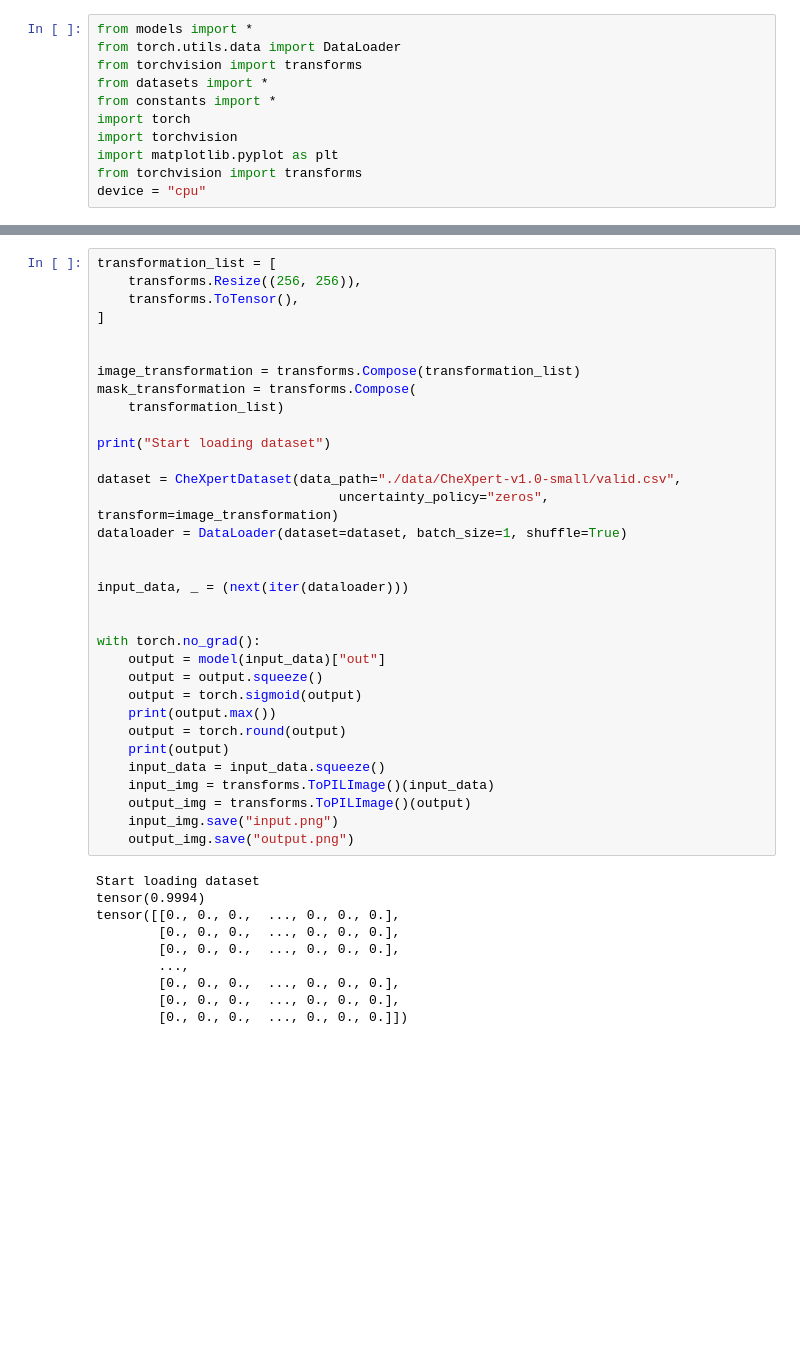
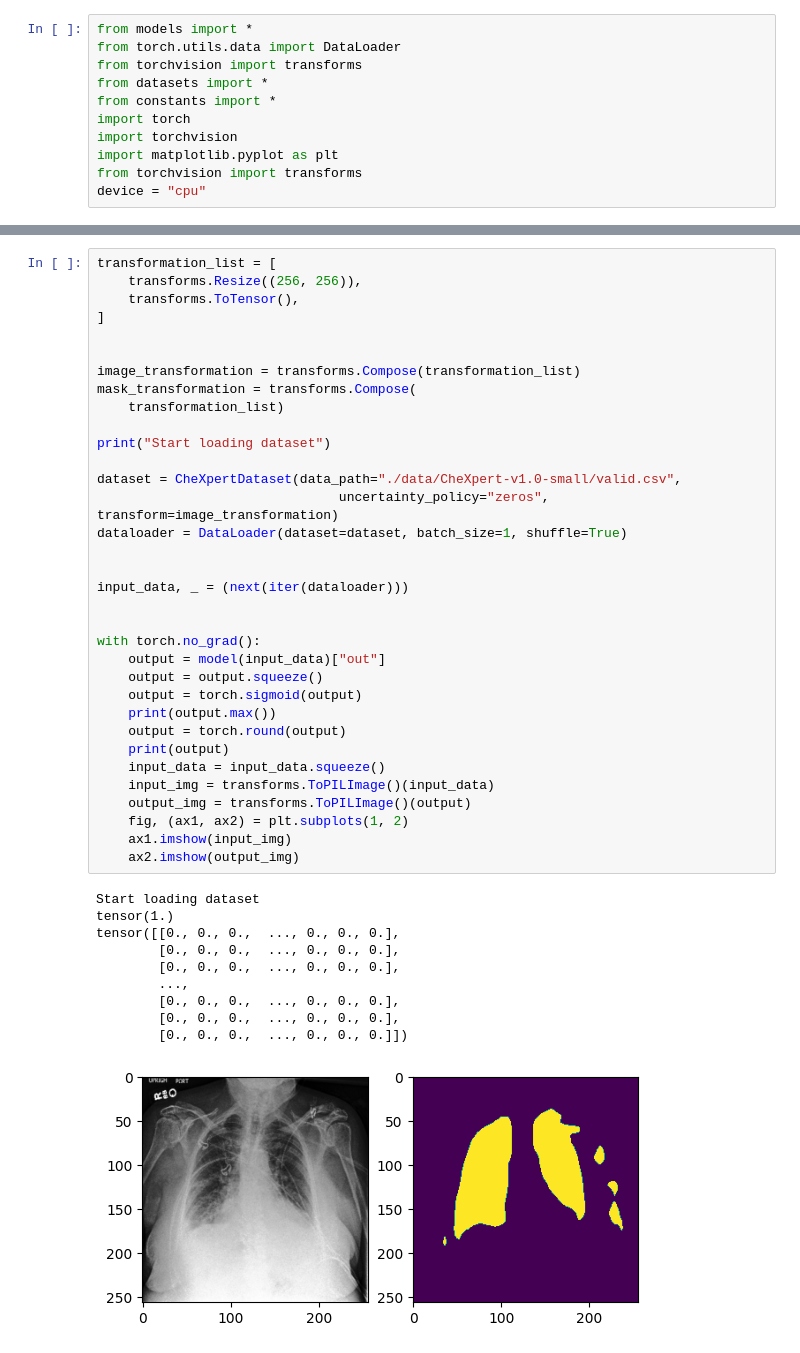
Before and after one commit to felixhasse/chexpert-iml, a Jupyter notebook: evaluate_segmentation.ipynb, the cells around one changed output, grey strips where cells are left out. Cells and saved outputs as stored; diff of their text form; blank space fills up the shorter version.

```diff
--- a/evaluate_segmentation.ipynb
+++ b/evaluate_segmentation.ipynb
@@ -73,33 +75,35 @@ mask_transformation = transforms.Compose(
 
 print("Start loading dataset")
 
 dataset = CheXpertDataset(data_path="./data/CheXpert-v1.0-small/valid.csv",
                                uncertainty_policy="zeros", transform=image_transformation)
 dataloader = DataLoader(dataset=dataset, batch_size=1, shuffle=True)
 
 
 input_data, _ = (next(iter(dataloader)))
 
 
 with torch.no_grad():
     output = model(input_data)["out"]
     output = output.squeeze()
     output = torch.sigmoid(output)
     print(output.max())
     output = torch.round(output)
     print(output)
     input_data = input_data.squeeze()
     input_img = transforms.ToPILImage()(input_data)
     output_img = transforms.ToPILImage()(output)
-    input_img.save("input.png")
-    output_img.save("output.png")
+    fig, (ax1, ax2) = plt.subplots(1, 2)
+    ax1.imshow(input_img)
+    ax2.imshow(output_img)
 # %% [output]
 Start loading dataset
-tensor(0.9994)
+tensor(1.)
 tensor([[0., 0., 0.,  ..., 0., 0., 0.],
         [0., 0., 0.,  ..., 0., 0., 0.],
         [0., 0., 0.,  ..., 0., 0., 0.],
         ...,
         [0., 0., 0.,  ..., 0., 0., 0.],
         [0., 0., 0.,  ..., 0., 0., 0.],
         [0., 0., 0.,  ..., 0., 0., 0.]])
+[figure, added]
```
Also changed, not shown: parts of 2 cells of this notebook.
